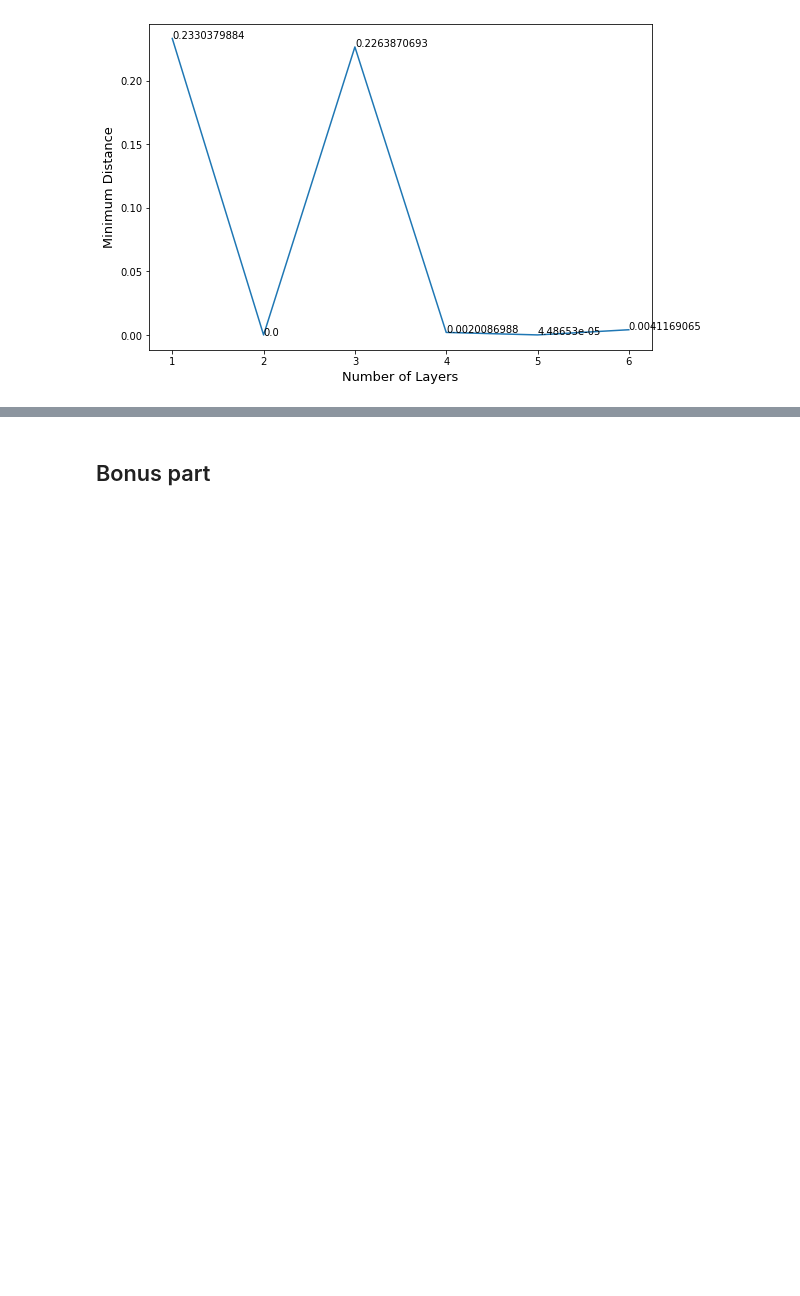
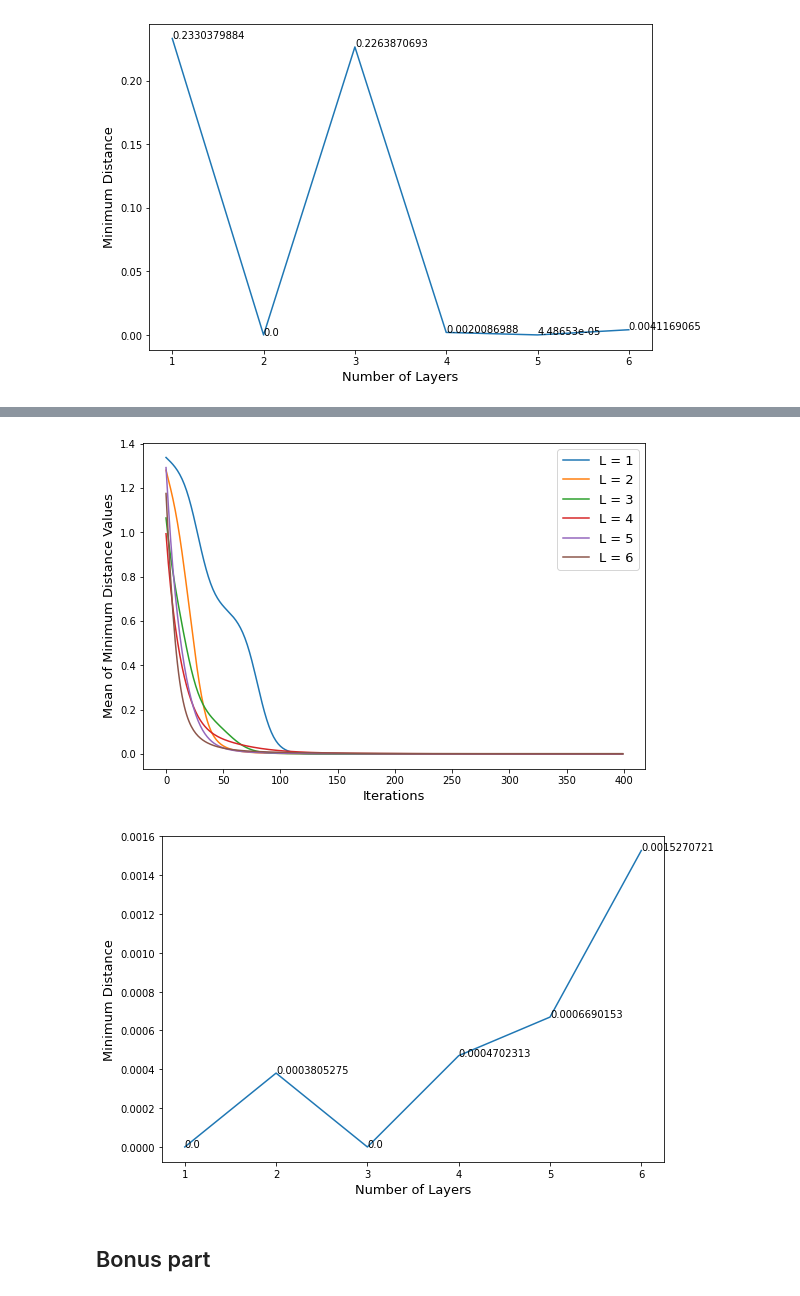
Before and after one commit to nargesalavi/Quantum-Open-Source-Foundation-Mentorship, a Jupyter notebook: QNN_Optimization.ipynb, the cells around one changed output, grey strips where cells are left out. Drawn from its saved outputs; the diff is of its cells as text; code cells hidden in the pictures; blank space fills up the shorter version.

Commit message:
Paramter shift for 3 rounds.

```diff
--- a/QNN_Optimization.ipynb
+++ b/QNN_Optimization.ipynb
@@ -575,7 +483,7 @@ plt.figure(figsize=(9, 6))
 min_e = []
 number_of_L = []
 for l in range(1,8):
-  with open('/content/mydrive/model1_layer_barren{}'.format(l)) as f:
+  with open('/content/mydrive/model1_layer_kl{}'.format(l)) as f:
       evalues  = f.read().splitlines()
   evalues = [float(i) for i in evalues]
   min_e .append(evalues[len(evalues)-1])
@@ -588,19 +496,8 @@ plt.legend(fontsize=13)
 plt.show()
 plt.figure(figsize=(9, 6))
 plt.plot(number_of_L,min_e)
-for i in range(len(min_e)): plt.annotate(np.around(min_e[i], 3), (number_of_L[i], min_e[i]))
+for i in range(len(min_e)): plt.annotate(np.around(min_e[i], 8), (number_of_L[i], min_e[i]))
 plt.xlabel("Number of Layers", fontsize=13)
 plt.ylabel("Minimum Distance", fontsize=13)
 plt.show()
-
-for l in range(1,8):
-  with open('/content/mydrive/model1_variance_barren{}'.format(l)) as f:
-      variances  = f.read().splitlines()
-  variances = [float(i) for i in variances]
-  label='L = {}'.format(l)
-  plt.plot(variances,label = label)
-plt.xlabel("Iterations", fontsize=13)
-plt.ylabel("Variances", fontsize=13)
-plt.legend(fontsize=13)
-plt.show()
 # %% [output]
@@ -919,3 +704,39 @@ plt.show()
+# %%
+import matplotlib.pyplot as plt
+import numpy as np
+plt.figure(figsize=(9, 6))
+min_e = []
+number_of_L = []
+for l in range(1,L+1):
+  averged_e = np.zeros((number_of_iteration,), dtype=float)
+  for round in range(2):
+    with open('/content/mydrive/model1_layer_{}_Pshift_targetround_{}'.format(l,round)) as f:
+      evalues  = f.read().splitlines()
+    evalues = [float(i) for i in evalues]
+    length = len(evalues)
+    # Since some process stopped in the case that the ratio of values become very close to 1,
+    # the list of values needed to be exteded to 1500 by their minimum
+    if length != 1500:
+      evalues.extend([evalues[-1]]*(1500-length))
+    averged_e += evalues
+  averged_e = averged_e/3
+  min_e .append(averged_e[len(averged_e)-1])
+  number_of_L.append(l)
+  label='L = {}'.format(l)
+  plt.plot(averged_e[:400],label = label)
+plt.xlabel("Iterations", fontsize=13)
+plt.ylabel("Mean of Minimum Distance Values", fontsize=13)
+plt.legend(fontsize=13)
+plt.show()
+plt.figure(figsize=(9, 6))
+plt.plot(number_of_L,min_e)
+for i in range(len(min_e)): plt.annotate(np.around(min_e[i], 10), (number_of_L[i], min_e[i]))
+plt.xlabel("Number of Layers", fontsize=13)
+plt.ylabel("Minimum Distance", fontsize=13)
+plt.show()
+# %% [output]
+[figure, added]
+[figure, added]
 # %% [markdown]
 ## Bonus part
 # %% [markdown]
```
Also changed, not shown: parts of 21 cells of this notebook.
